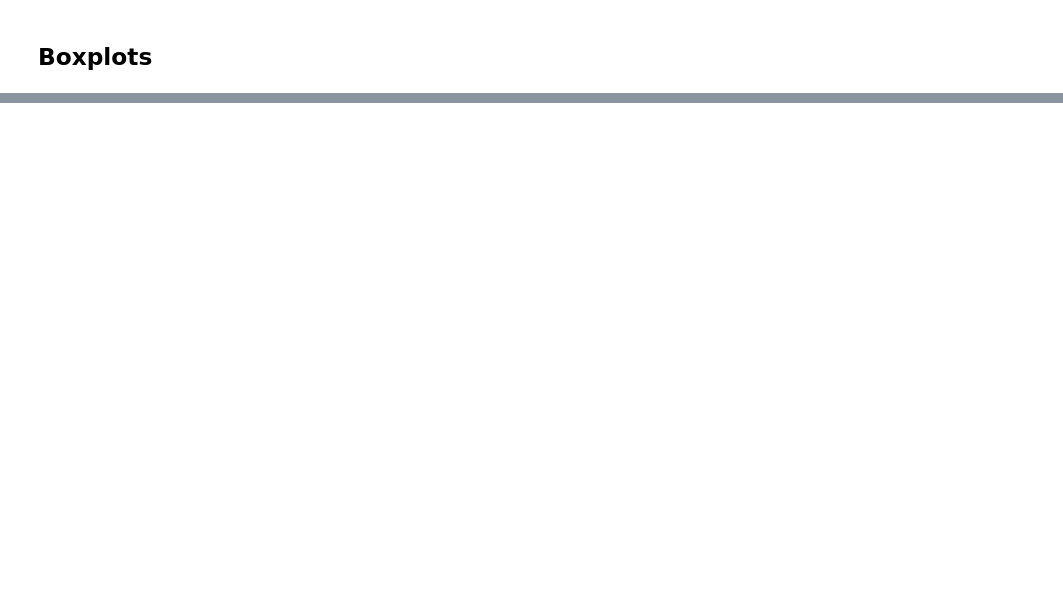
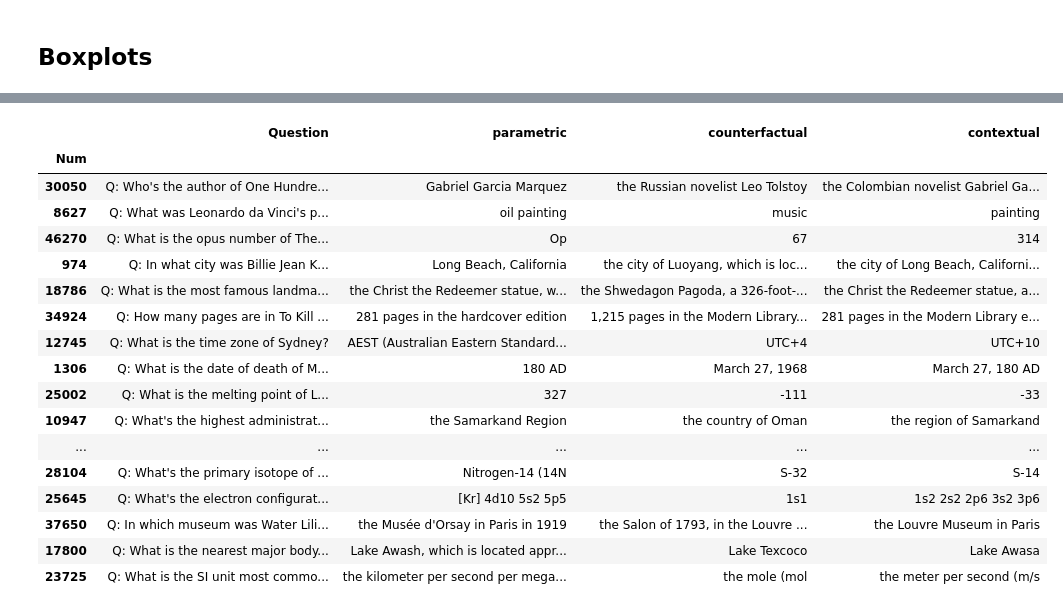
Before and after one commit to mfixman/rag-thesis, a Jupyter notebook: joiner_analysis.ipynb, the cells around one changed output, grey strips where cells are left out. Drawn from its saved outputs; the diff is of its cells as text; code cells hidden in the pictures; blank space fills up the shorter version.

```diff
--- a/joiner_analysis.ipynb
+++ b/joiner_analysis.ipynb
@@ -446,0 +481,24 @@ pyplot.savefig('Report/figures/flan_catboxes.png', dpi = 200, bbox_inches = 'tig
+# %%
+pandas.options.display.max_colwidth = 1000
+pandas.options.display.max_rows = 1000
+# %%
+llama[llama.comparison == 'Other'][['Question', 'parametric', 'counterfactual', 'contextual']].sample(100)
+# %% [output]
+|  | Question | parametric | counterfactual | contextual |
+| Num |  |  |  |  |
+| 30050 | Q: Who's the author of One Hundre... | Gabriel Garcia Marquez | the Russian novelist Leo Tolstoy | the Colombian novelist Gabriel Ga... |
+| 8627 | Q: What was Leonardo da Vinci's p... | oil painting | music | painting |
+| 46270 | Q: What is the opus number of The... | Op | 67 | 314 |
+| 974 | Q: In what city was Billie Jean K... | Long Beach, California | the city of Luoyang, which is loc... | the city of Long Beach, Californi... |
+| 18786 | Q: What is the most famous landma... | the Christ the Redeemer statue, w... | the Shwedagon Pagoda, a 326-foot-... | the Christ the Redeemer statue, a... |
+| 34924 | Q: How many pages are in To Kill ... | 281 pages in the hardcover edition | 1,215 pages in the Modern Library... | 281 pages in the Modern Library e... |
+| 12745 | Q: What is the time zone of Sydney? | AEST (Australian Eastern Standard... | UTC+4 | UTC+10 |
+| 1306 | Q: What is the date of death of M... | 180 AD | March 27, 1968 | March 27, 180 AD |
+| 25002 | Q: What is the melting point of L... | 327 | -111 | -33 |
+| 10947 | Q: What's the highest administrat... | the Samarkand Region | the country of Oman | the region of Samarkand |
+| ... | ... | ... | ... | ... |
+| 28104 | Q: What's the primary isotope of ... | Nitrogen-14 (14N | S-32 | S-14 |
+| 25645 | Q: What's the electron configurat... | [Kr] 4d10 5s2 5p5 | 1s1 | 1s2 2s2 2p6 3s2 3p6 |
+| 37650 | Q: In which museum was Water Lili... | the Musée d'Orsay in Paris in 1919 | the Salon of 1793, in the Louvre ... | the Louvre Museum in Paris |
+| 17800 | Q: What is the nearest major body... | Lake Awash, which is located appr... | Lake Texcoco | Lake Awasa |
+| 23725 | Q: What is the SI unit most commo... | the kilometer per second per mega... | the mole (mol | the meter per second (m/s |
```
Also changed, not shown: parts of 17 cells of this notebook, 16 other files.
